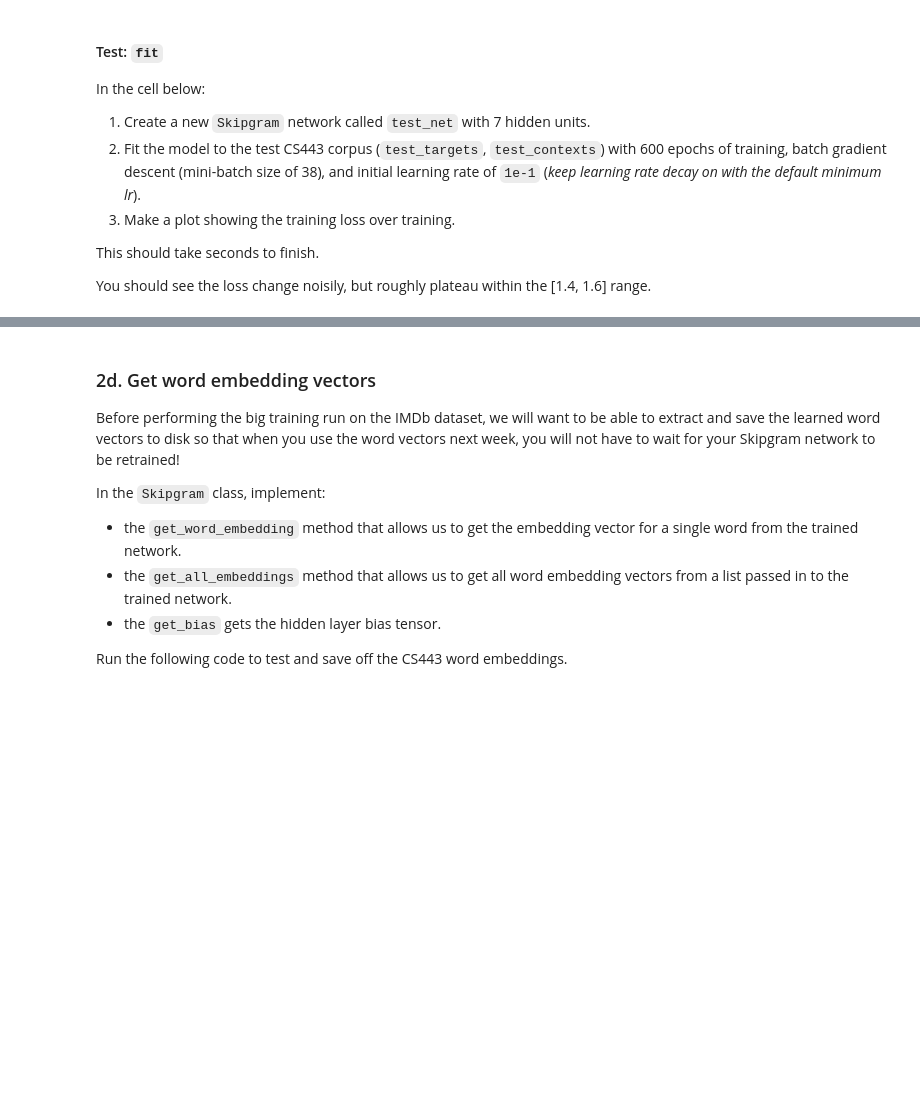
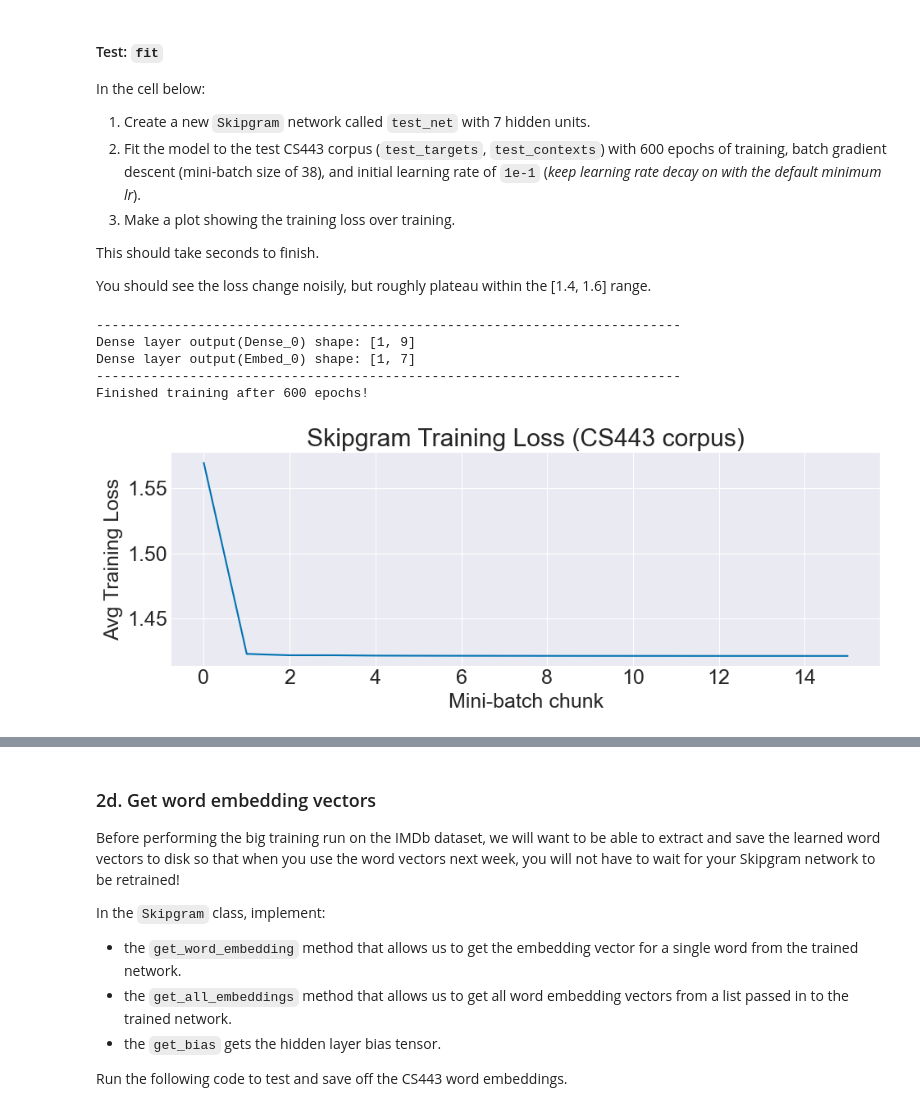
Before and after one commit to NotSMX/CS443, a Jupyter notebook: Project 3 - Word Embeddings and SOMs/word_embeddings.ipynb, the cells around one changed output, grey strips where cells are left out. Cells and saved outputs as stored; diff of their text form; code cells hidden in the pictures; blank space fills up the shorter version.

```diff
--- a/Project 3 - Word Embeddings and SOMs/word_embeddings.ipynb
+++ b/Project 3 - Word Embeddings and SOMs/word_embeddings.ipynb
@@ -386,3 +578,25 @@ In the cell below:
 This should take seconds to finish.
 
 You should see the loss change noisily, but roughly plateau within the [1.4, 1.6] range.
+# %%
+tf.random.set_seed(0)
+test_net = Skipgram(input_feats_shape=(test_vocab_sz,), C=test_vocab_sz, embedding_dim=7)
+test_net.compile(lr=1e-1)
+
+loss_hist = test_net.fit(test_targets, test_contexts, batch_size=38, epochs=600, print_every=38, verbose=False)
+
+plt.figure(figsize=(10, 4))
+plt.plot(loss_hist)
+plt.xlabel('Mini-batch chunk')
+plt.ylabel('Avg Training Loss')
+plt.title('Skipgram Training Loss (CS443 corpus)')
+plt.tight_layout()
+plt.show()
+print(f'Final loss: {loss_hist[-1]:.4f}')
+# %% [output]
+---------------------------------------------------------------------------
+Dense layer output(Dense_0) shape: [1, 9]
+Dense layer output(Embed_0) shape: [1, 7]
+---------------------------------------------------------------------------
+Finished training after 600 epochs!
+[figure, added]
```
Also changed, not shown: parts of 27 cells of this notebook, 11 other files.
